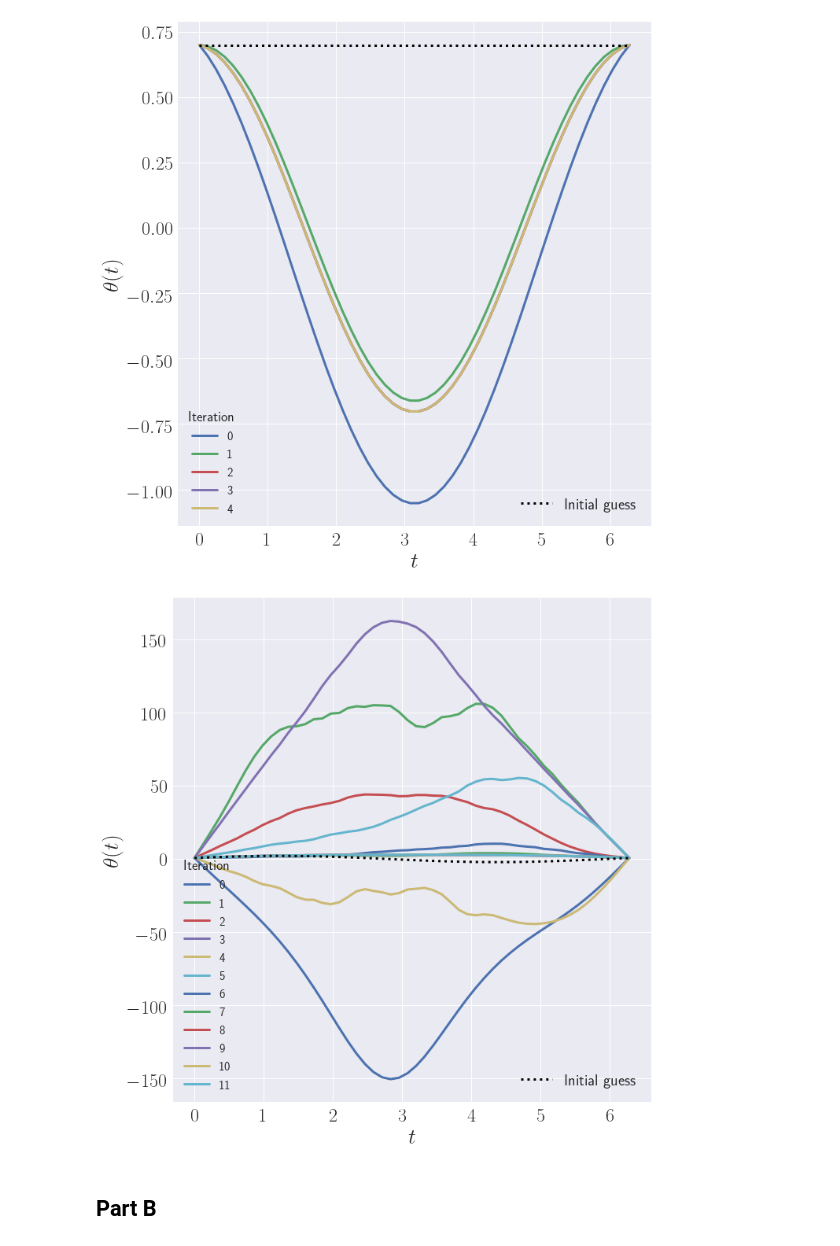
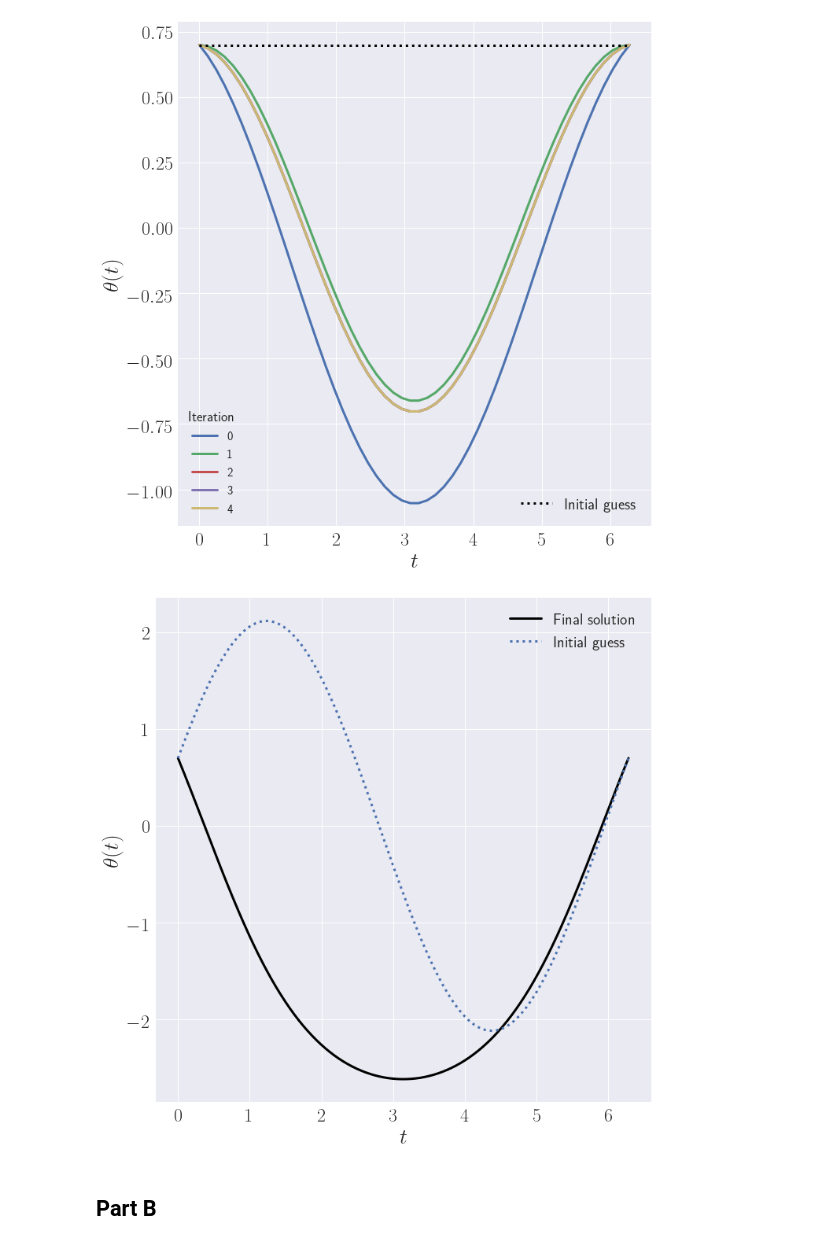
Before and after one commit to jnlucero96/apma922, a Jupyter notebook: assignment02/ipy_notebooks/A2Q1.ipynb, the cells around one changed output. Saved outputs shown, nothing was run; the diff lists cells and outputs as text; code cells hidden in the pictures.

```diff
--- a/assignment02/ipy_notebooks/A2Q1.ipynb
+++ b/assignment02/ipy_notebooks/A2Q1.ipynb
@@ -80,7 +80,8 @@ class q1a(object):
         elif (self.guess_alternate == 2):
             initial_soln[1:-1] = 0.7 + 1.0*sin(0.5*t_pts[1:-1])
         elif (self.guess_alternate == 3):
-            initial_soln[1:-1] = alpha*cos(t_pts[1:-1]) + ((beta-alpha*cos(T))/(T*cos(T)))*cos(t_pts[1:-1])
+#             initial_soln[1:-1] = alpha*cos(t_pts[1:-1]) + ((beta-alpha*cos(T))/(T*cos(T)))*cos(t_pts[1:-1])
+            initial_soln[1:-1] = 0.7*cos(t_pts[1:-1]) + 2.0*sin(t_pts[1:-1])
         else:
             initial_soln[1:-1] = 0.7*cos(t_pts[1:-1]) + 0.5*sin(t_pts[1:-1])
 
@@ -225,7 +226,6 @@ class q1a(object):
         ax.tick_params(labelsize=24)
         ax.grid(True)
 
-
         fig.tight_layout()
         fig.savefig(prefix + "_iteration_figure.pdf")
 # %%
@@ -250,10 +250,11 @@ sample_q1a3.run_iteration_plot(prefix="q1a_2pt5")
 # %% [output]
 [figure]
 # %%
-sample_q1a4 = q1a(guess_alternate=3)
-sample_q1a4.run_iteration_plot(prefix="q1a_alt_guess")
+sample_q1a4 = q1a(m=500,guess_alternate=3)
+sample_q1a4.run_iteration()
+sample_q1a4.get_plot(prefix="q1a_alt_guess")
 # %% [output]
-[figure, old version]
+[figure, new version]
 # %% [markdown]
 ## Part B
 # %%
```
Also changed, not shown: 1 other file.
